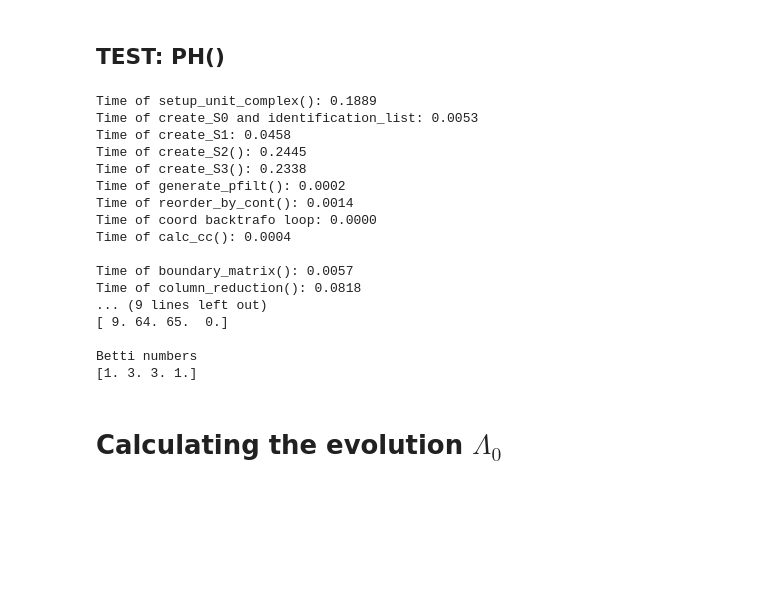
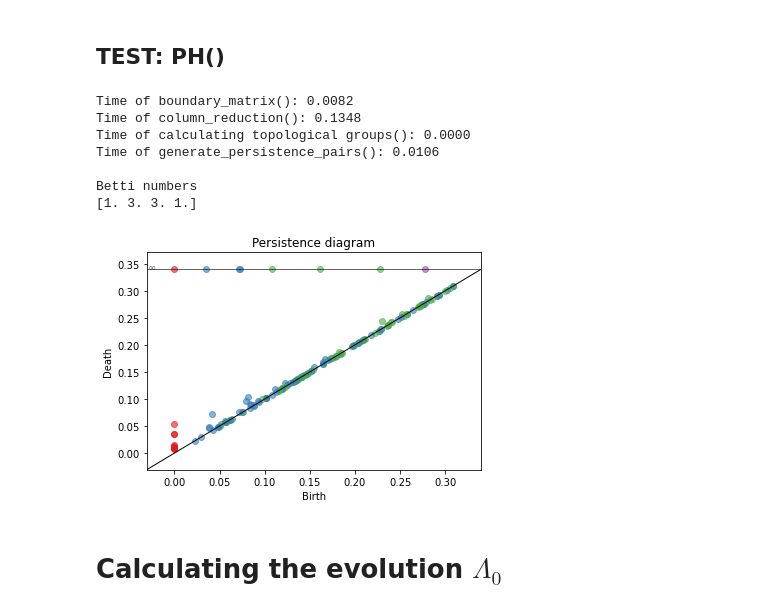
Before and after one commit to Chiara-ra/Masterthesis-Mathematics, a Jupyter notebook: Work_3d.ipynb, the cells around one changed output. Saved outputs shown, nothing was run; the diff lists cells and outputs as text; code cells hidden in the pictures; blank space fills up the shorter version.

```diff
--- a/Work_3d.ipynb
+++ b/Work_3d.ipynb
@@ -795,7 +795,7 @@ def periodic_filtration(points, max_alpha_square=float("inf"), a=1, b=1, c=1):
 #from importlib import reload
 #sc = reload(sc)
 N = 10
-a,b,c = 2,1,1
+a,b,c = 1,1,1
 points = gen_points(N,a,b,c)
 p_filt, simplex_objects = periodic_filtration(points,a=a,b=b,c=c)
 # %% [output]
@@ -981,7 +981,9 @@ def create_persistent_pairs_list(integer_pairs, torus_filtration, V, simplex_obj
     for (dim,(a,b)) in integer_pairs.list:
         pair = sc.Persistence_Pair(dim, (a,b))
         pair.int2cont_interval(torus_filtration)
-        pair.calc_birth_rep(V, simplex_objects)
+        if dim == 1:
+            pair.calc_birth_rep(V, simplex_objects)
+            pair.calc_cc()
         persistent_pairs.append(pair)
 
     return persistent_pairs
@@ -1045,40 +1047,26 @@ def plot_persistent_pairs(persistent_pairs):
 # %%
 from importlib import reload
 sc = reload(sc)
 #N = 10
-points = gen_points(N)
-p_filt, simplex_objects = periodic_filtration(points)
-print()
+#a,b,c = 2,1,1
+#points = gen_points(N,a,b,c)
+#p_filt, simplex_objects = periodic_filtration(points,a=a,b=b,c=c)
+#print()
 top_groups, persistent_pairs = PH(p_filt, simplex_objects)
 
-print("Chains:")
-print(top_groups.C)
-print("\nCycles")
-print(top_groups.Z)
-print("\nBoundaries")
-print(top_groups.B)
 print("\nBetti numbers")
 print(top_groups.H)
 #gd.plot_persistence_diagram(pp_cont)
 plot_persistent_pairs(persistent_pairs)
 # %% [output]
-Time of setup_unit_complex(): 0.1889
-Time of create_S0 and identification_list: 0.0053
-Time of create_S1: 0.0458
-Time of create_S2(): 0.2445
-Time of create_S3(): 0.2338
-Time of generate_pfilt(): 0.0002
-Time of reorder_by_cont(): 0.0014
-Time of coord backtrafo loop: 0.0000
-Time of calc_cc(): 0.0004
-
-Time of boundary_matrix(): 0.0057
-Time of column_reduction(): 0.0818
-... (9 lines left out)
-[ 9. 64. 65.  0.]
+Time of boundary_matrix(): 0.0082
+Time of column_reduction(): 0.1348
+Time of calculating topological groups(): 0.0000
+Time of generate_persistence_pairs(): 0.0106
 
 Betti numbers
 [1. 3. 3. 1.]
+[figure, added]
 # %% [markdown]
 # Calculating the evolution $\Lambda_0$
 # %% [markdown]
```
Also changed, not shown: parts of 6 cells of this notebook, 2 other files.
